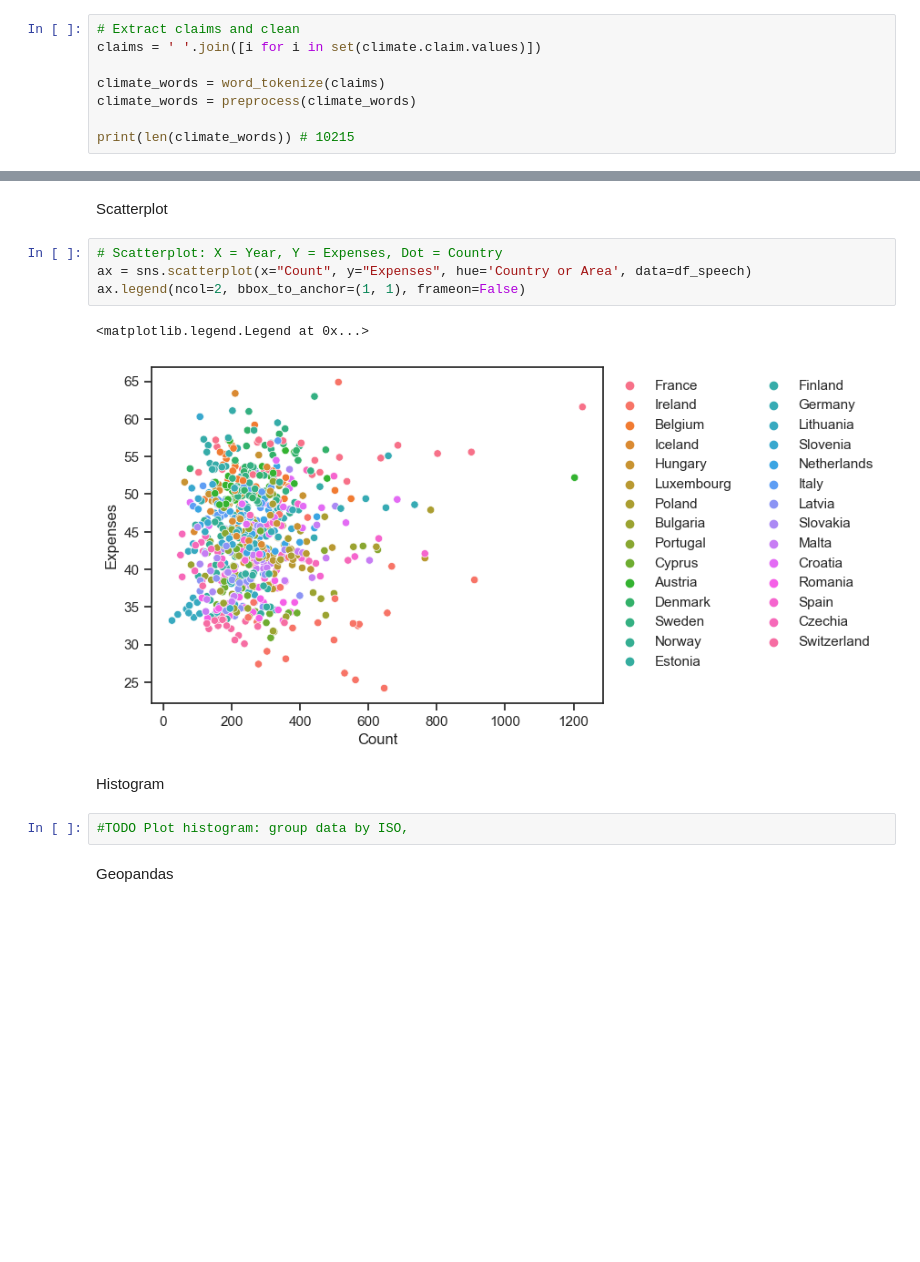
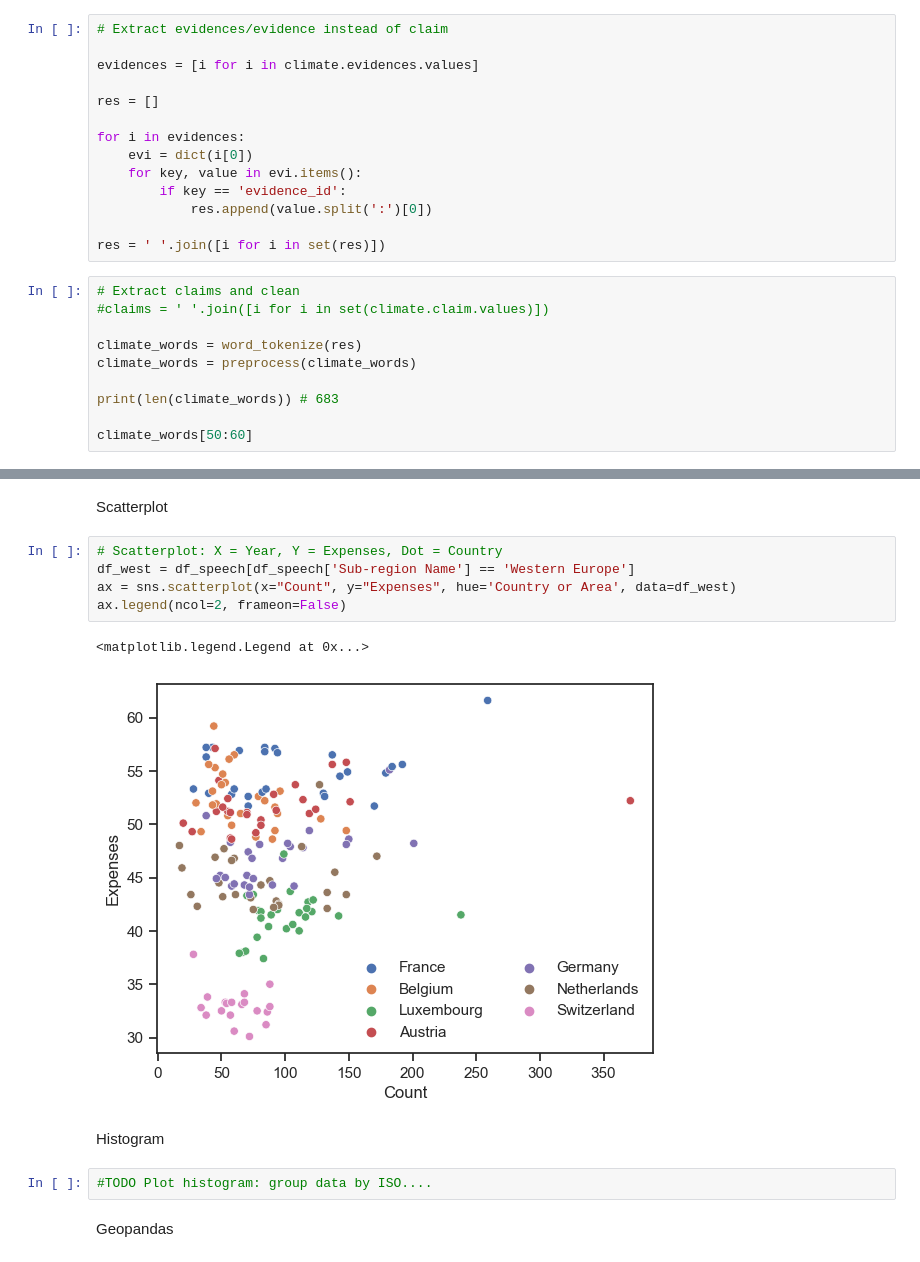
Before and after one commit to himayla/FDS_assign1, a Jupyter notebook: visualisation.ipynb, the cells around one changed output, grey strips where cells are left out. Drawn from its saved outputs; the diff is of its cells as text; blank space fills up the shorter version.

```diff
--- a/visualisation.ipynb
+++ b/visualisation.ipynb
@@ -167,12 +174,28 @@ climate.head()
 | 2 | 6 | The polar bear population has bee... | REFUTES | [{'evidence_id': 'Polar bear:1332... |
 | 3 | 9 | Ironic' study finds more CO2 has ... | REFUTES | [{'evidence_id': 'Atmosphere of M... |
 | 4 | 10 | Human additions of CO2 are in the... | REFUTES | [{'evidence_id': 'Carbon dioxide ... |
+# %%
+# Extract evidences/evidence instead of claim
+
+evidences = [i for i in climate.evidences.values]
+
+res = []
+
+for i in evidences:
+    evi = dict(i[0])
+    for key, value in evi.items():
+        if key == 'evidence_id':
+            res.append(value.split(':')[0])
+
+res = ' '.join([i for i in set(res)])
 # %%
 # Extract claims and clean
-claims = ' '.join([i for i in set(climate.claim.values)])
+#claims = ' '.join([i for i in set(climate.claim.values)])
 
-climate_words = word_tokenize(claims)
+climate_words = word_tokenize(res)
 climate_words = preprocess(climate_words)
 
-print(len(climate_words)) # 10215
+print(len(climate_words)) # 683
+
+climate_words[50:60]
 # %% [output]
@@ -256,15 +279,16 @@ ax.legend(ncol=2, bbox_to_anchor=(1, 1), frameon=False)
 Scatterplot
 # %%
 # Scatterplot: X = Year, Y = Expenses, Dot = Country
-ax = sns.scatterplot(x="Count", y="Expenses", hue='Country or Area', data=df_speech)
-ax.legend(ncol=2, bbox_to_anchor=(1, 1), frameon=False)
+df_west = df_speech[df_speech['Sub-region Name'] == 'Western Europe']
+ax = sns.scatterplot(x="Count", y="Expenses", hue='Country or Area', data=df_west)
+ax.legend(ncol=2, frameon=False)
 # %% [output]
 <matplotlib.legend.Legend at 0x...>
-[figure, old version]
+[figure, new version]
 # %% [markdown]
 Histogram
 # %%
-#TODO Plot histogram: group data by ISO,
+#TODO Plot histogram: group data by ISO....
 # %% [markdown]
 Geopandas
 # %%
```
Also changed, not shown: parts of 22 cells of this notebook.
